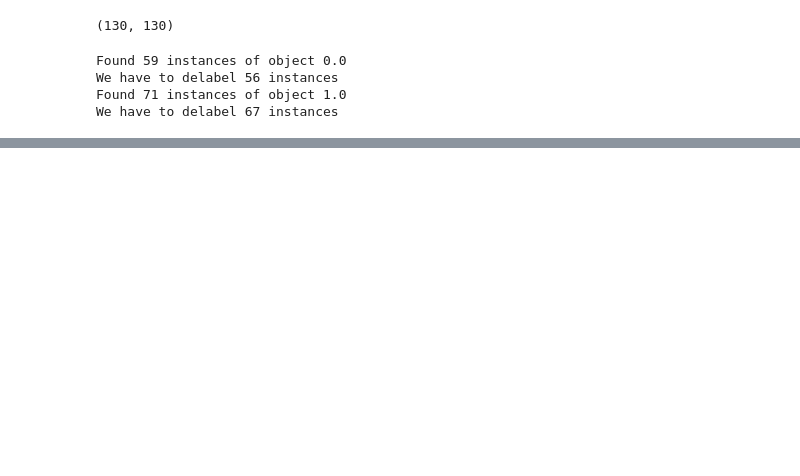
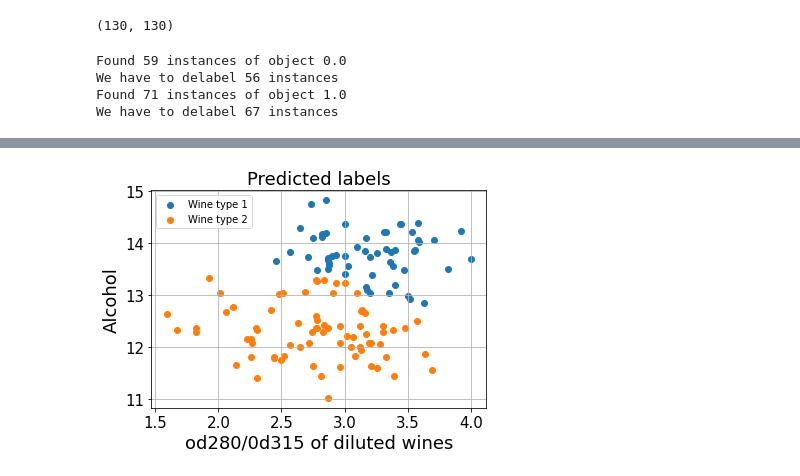
Before and after one commit to PashaIanko/Semi-Supervised-Labelling, a Jupyter notebook: main_notebook.ipynb, the cells around one changed output, grey strips where cells are left out. Saved outputs shown, nothing was run; the diff lists cells and outputs as text; code cells hidden in the pictures; blank space fills up the shorter version.

```diff
--- a/main_notebook.ipynb
+++ b/main_notebook.ipynb
@@ -774,3 +836,17 @@ plot_clusters(
+# %%
+plot_real_clusters(
+    X_real,
+    Y_real_preds,
+    legend = ['Wine type 1', 'Wine type 2'],
+    title = 'Predicted labels'
+)
+
+# plot_clusters(
+#     X_real,
+#     Y_real_preds
+# )
+# %% [output]
+[figure, added]
 # %%
 accuracy_score(Y_real, Y_real_preds)
 # %% [output]
```
Also changed, not shown: parts of 21 cells of this notebook.
